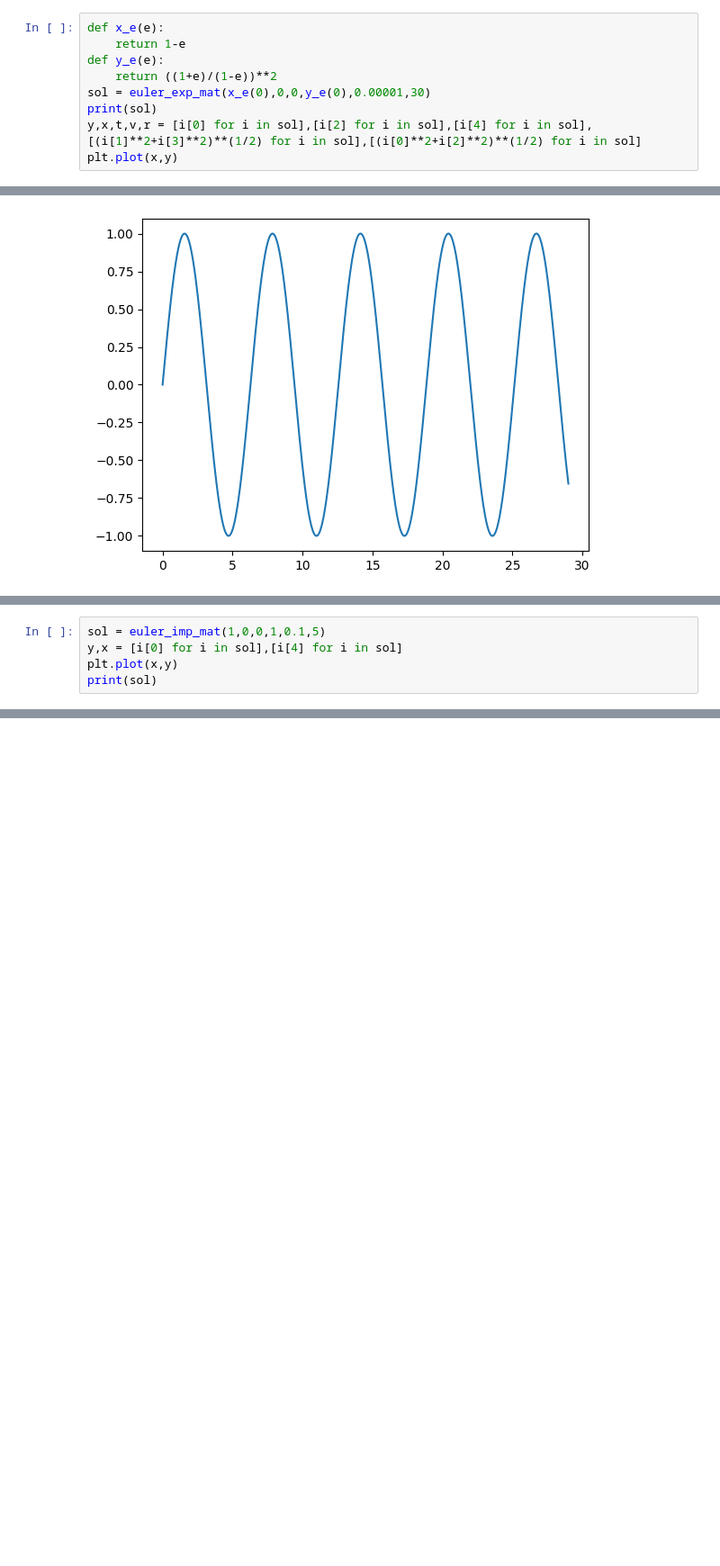
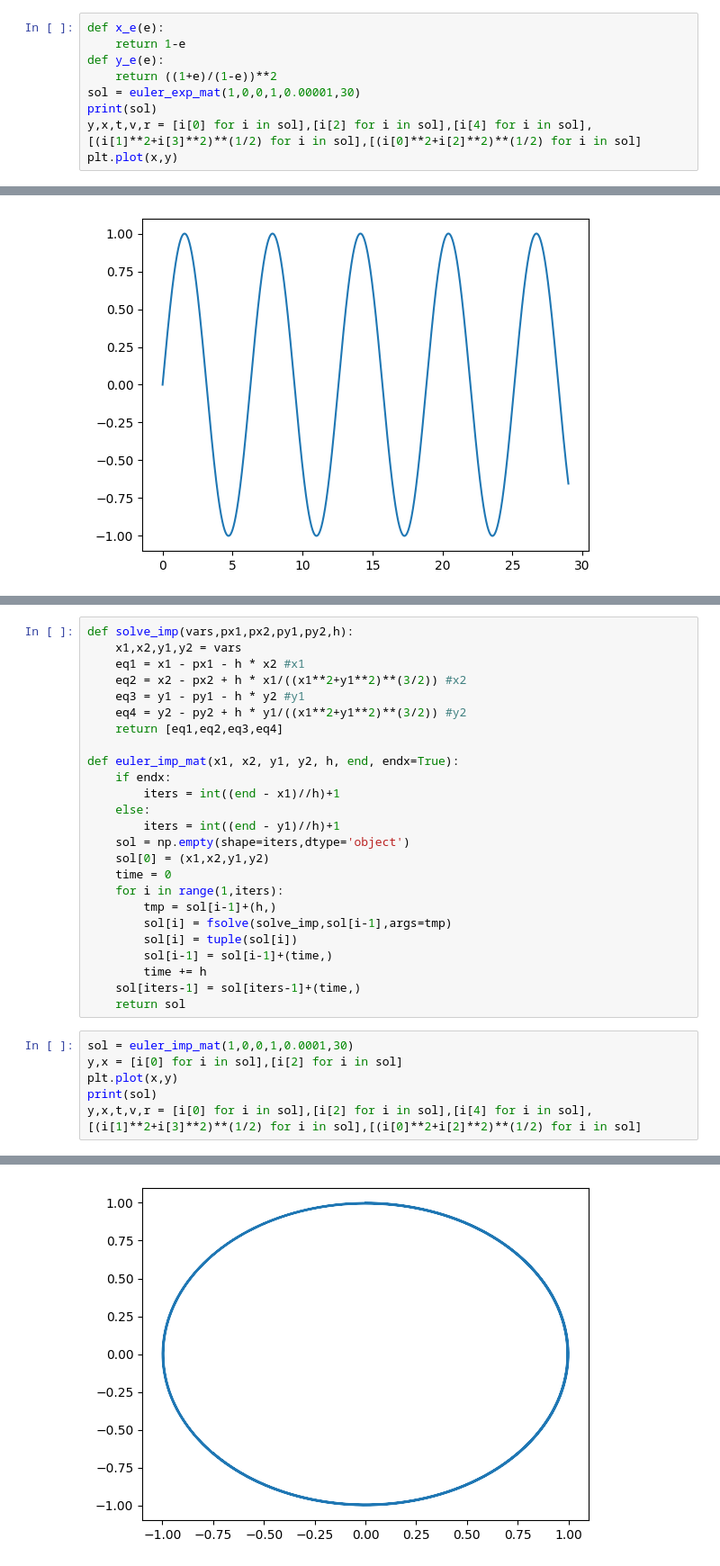
Before and after one commit to kpiotr6/MOWNIT, a Jupyter notebook: L9/txt.ipynb, the cells around one changed output, grey strips where cells are left out. Shown at 90% size. Drawn from its saved outputs; the diff is of its cells as text; blank space fills up the shorter version.

```diff
--- a/L9/txt.ipynb
+++ b/L9/txt.ipynb
@@ -108,7 +108,7 @@ def x_e(e):
     return 1-e
 def y_e(e):
     return ((1+e)/(1-e))**2
-sol = euler_exp_mat(x_e(0),0,0,y_e(0),0.00001,30)
+sol = euler_exp_mat(1,0,0,1,0.00001,30)
 print(sol)
 y,x,t,v,r = [i[0] for i in sol],[i[2] for i in sol],[i[4] for i in sol],[(i[1]**2+i[3]**2)**(1/2) for i in sol],[(i[0]**2+i[2]**2)**(1/2) for i in sol]
 plt.plot(x,y)
@@ -164,5 +137,0 @@ def euler_imp_mat(x1, x2, y1, y2, h, end, endx=True):
-# %%
-sol = euler_imp_mat(1,0,0,1,0.1,5)
-y,x = [i[0] for i in sol],[i[4] for i in sol]
-plt.plot(x,y)
-print(sol)
@@ -171,0 +138,32 @@ IndexError: tuple index out of range
+# %%
+def solve_imp(vars,px1,px2,py1,py2,h):
+    x1,x2,y1,y2 = vars
+    eq1 = x1 - px1 - h * x2 #x1
+    eq2 = x2 - px2 + h * x1/((x1**2+y1**2)**(3/2)) #x2
+    eq3 = y1 - py1 - h * y2 #y1
+    eq4 = y2 - py2 + h * y1/((x1**2+y1**2)**(3/2)) #y2
+    return [eq1,eq2,eq3,eq4]
+
+def euler_imp_mat(x1, x2, y1, y2, h, end, endx=True):
+    if endx:
+        iters = int((end - x1)//h)+1
+    else:
+        iters = int((end - y1)//h)+1
+    sol = np.empty(shape=iters,dtype='object')
+    sol[0] = (x1,x2,y1,y2)
+    time = 0
+    for i in range(1,iters):
+        tmp = sol[i-1]+(h,)
+        sol[i] = fsolve(solve_imp,sol[i-1],args=tmp)
+        sol[i] = tuple(sol[i])
+        sol[i-1] = sol[i-1]+(time,)
+        time += h
+    sol[iters-1] = sol[iters-1]+(time,)
+    return sol
+# %%
+sol = euler_imp_mat(1,0,0,1,0.0001,30)
+y,x = [i[0] for i in sol],[i[2] for i in sol]
+plt.plot(x,y)
+print(sol)
+y,x,t,v,r = [i[0] for i in sol],[i[2] for i in sol],[i[4] for i in sol],[(i[1]**2+i[3]**2)**(1/2) for i in sol],[(i[0]**2+i[2]**2)**(1/2) for i in sol]
+# %% [output]
@@ -171,0 +177 @@ IndexError: tuple index out of range
+[figure, added]
```
Also changed, not shown: parts of 7 cells of this notebook.
